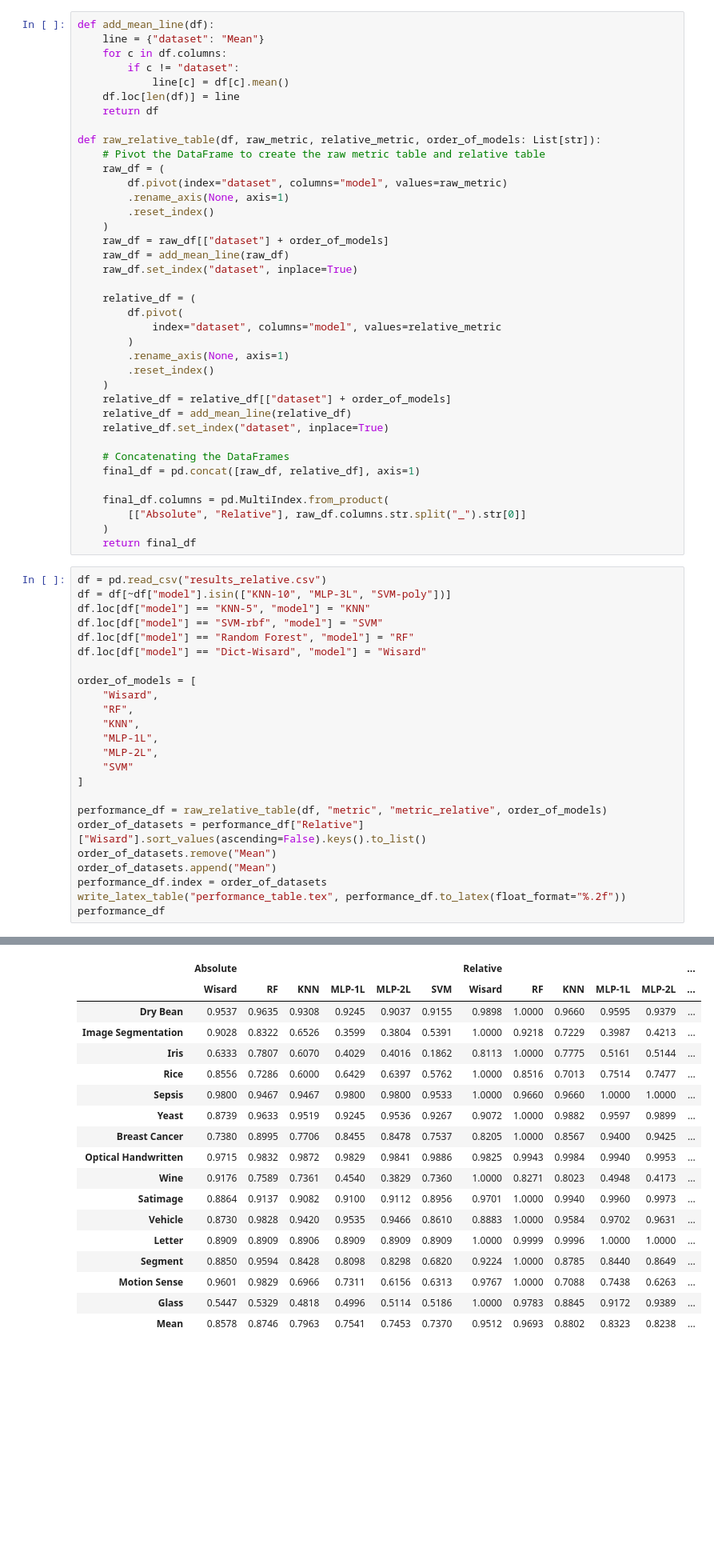
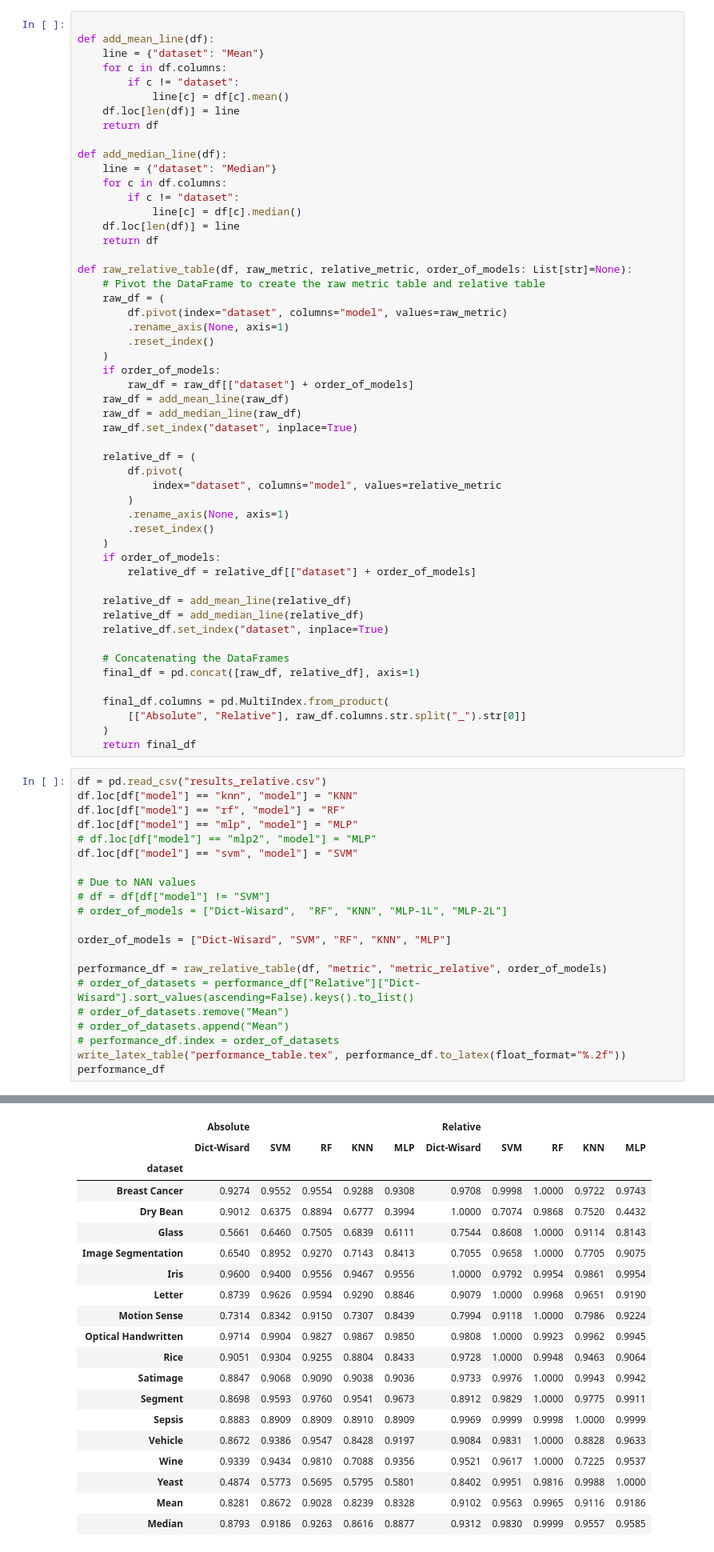
Before and after one commit to otavioon/wisardlib, a Jupyter notebook: analysis/analyse_results.ipynb, the cells around one changed output, grey strips where cells are left out. Shown at 80% size. Drawn from its saved outputs; the diff is of its cells as text; blank space fills up the shorter version.

```diff
--- a/analysis/analyse_results.ipynb
+++ b/analysis/analyse_results.ipynb
@@ -445,6 +434,7 @@ relative_results_df.sample(n=3)
 
 ### Size and performance
 # %%
+
 def add_mean_line(df):
     line = {"dataset": "Mean"}
     for c in df.columns:
@@ -453,15 +443,25 @@ def add_mean_line(df):
     df.loc[len(df)] = line
     return df
 
-def raw_relative_table(df, raw_metric, relative_metric, order_of_models: List[str]):
+def add_median_line(df):
+    line = {"dataset": "Median"}
+    for c in df.columns:
+        if c != "dataset":
+            line[c] = df[c].median()
+    df.loc[len(df)] = line
+    return df
+
+def raw_relative_table(df, raw_metric, relative_metric, order_of_models: List[str]=None):
     # Pivot the DataFrame to create the raw metric table and relative table
     raw_df = (
         df.pivot(index="dataset", columns="model", values=raw_metric)
         .rename_axis(None, axis=1)
         .reset_index()
     )
-    raw_df = raw_df[["dataset"] + order_of_models]
+    if order_of_models:
+        raw_df = raw_df[["dataset"] + order_of_models]
     raw_df = add_mean_line(raw_df)
+    raw_df = add_median_line(raw_df)
     raw_df.set_index("dataset", inplace=True)
 
     relative_df = (
@@ -471,8 +471,11 @@ def raw_relative_table(df, raw_metric, relative_metric, order_of_models: List[st
         .rename_axis(None, axis=1)
         .reset_index()
     )
-    relative_df = relative_df[["dataset"] + order_of_models]
+    if order_of_models:
+        relative_df = relative_df[["dataset"] + order_of_models]
+
     relative_df = add_mean_line(relative_df)
+    relative_df = add_median_line(relative_df)
     relative_df.set_index("dataset", inplace=True)
 
     # Concatenating the DataFrames
@@ -484,48 +487,47 @@ def raw_relative_table(df, raw_metric, relative_metric, order_of_models: List[st
     return final_df
 # %%
 df = pd.read_csv("results_relative.csv")
-df = df[~df["model"].isin(["KNN-10", "MLP-3L", "SVM-poly"])]
-df.loc[df["model"] == "KNN-5", "model"] = "KNN"
-df.loc[df["model"] == "SVM-rbf", "model"] = "SVM"
-df.loc[df["model"] == "Random Forest", "model"] = "RF"
-df.loc[df["model"] == "Dict-Wisard", "model"] = "Wisard"
+df.loc[df["model"] == "knn", "model"] = "KNN"
+df.loc[df["model"] == "rf", "model"] = "RF"
+df.loc[df["model"] == "mlp", "model"] = "MLP"
+# df.loc[df["model"] == "mlp2", "model"] = "MLP"
+df.loc[df["model"] == "svm", "model"] = "SVM"
 
-order_of_models = [
-    "Wisard",
-    "RF",
-    "KNN",
-    "MLP-1L",
-    "MLP-2L",
-    "SVM"
-]
+# Due to NAN values
+# df = df[df["model"] != "SVM"]
+# order_of_models = ["Dict-Wisard",  "RF", "KNN", "MLP-1L", "MLP-2L"]
+
+order_of_models = ["Dict-Wisard", "SVM", "RF", "KNN", "MLP"]
 
 performance_df = raw_relative_table(df, "metric", "metric_relative", order_of_models)
-order_of_datasets = performance_df["Relative"]["Wisard"].sort_values(ascending=False).keys().to_list()
-order_of_datasets.remove("Mean")
-order_of_datasets.append("Mean")
-performance_df.index = order_of_datasets
+# order_of_datasets = performance_df["Relative"]["Dict-Wisard"].sort_values(ascending=False).keys().to_list()
+# order_of_datasets.remove("Mean")
+# order_of_datasets.append("Mean")
+# performance_df.index = order_of_datasets
 write_latex_table("performance_table.tex", performance_df.to_latex(float_format="%.2f"))
 performance_df
 # %% [output]
 Table written to: tables/performance_table.tex
-|  | Absolute |  |  |  |  |  | Relative |  |  |  |  | ... |
-|  | Wisard | RF | KNN | MLP-1L | MLP-2L | SVM | Wisard | RF | KNN | MLP-1L | MLP-2L | ... |
-| Dry Bean | 0.9537 | 0.9635 | 0.9308 | 0.9245 | 0.9037 | 0.9155 | 0.9898 | 1.0000 | 0.9660 | 0.9595 | 0.9379 | ... |
-| Image Segmentation | 0.9028 | 0.8322 | 0.6526 | 0.3599 | 0.3804 | 0.5391 | 1.0000 | 0.9218 | 0.7229 | 0.3987 | 0.4213 | ... |
-| Iris | 0.6333 | 0.7807 | 0.6070 | 0.4029 | 0.4016 | 0.1862 | 0.8113 | 1.0000 | 0.7775 | 0.5161 | 0.5144 | ... |
-| Rice | 0.8556 | 0.7286 | 0.6000 | 0.6429 | 0.6397 | 0.5762 | 1.0000 | 0.8516 | 0.7013 | 0.7514 | 0.7477 | ... |
-| Sepsis | 0.9800 | 0.9467 | 0.9467 | 0.9800 | 0.9800 | 0.9533 | 1.0000 | 0.9660 | 0.9660 | 1.0000 | 1.0000 | ... |
-| Yeast | 0.8739 | 0.9633 | 0.9519 | 0.9245 | 0.9536 | 0.9267 | 0.9072 | 1.0000 | 0.9882 | 0.9597 | 0.9899 | ... |
-| Breast Cancer | 0.7380 | 0.8995 | 0.7706 | 0.8455 | 0.8478 | 0.7537 | 0.8205 | 1.0000 | 0.8567 | 0.9400 | 0.9425 | ... |
-| Optical Handwritten | 0.9715 | 0.9832 | 0.9872 | 0.9829 | 0.9841 | 0.9886 | 0.9825 | 0.9943 | 0.9984 | 0.9940 | 0.9953 | ... |
-| Wine | 0.9176 | 0.7589 | 0.7361 | 0.4540 | 0.3829 | 0.7360 | 1.0000 | 0.8271 | 0.8023 | 0.4948 | 0.4173 | ... |
-| Satimage | 0.8864 | 0.9137 | 0.9082 | 0.9100 | 0.9112 | 0.8956 | 0.9701 | 1.0000 | 0.9940 | 0.9960 | 0.9973 | ... |
-| Vehicle | 0.8730 | 0.9828 | 0.9420 | 0.9535 | 0.9466 | 0.8610 | 0.8883 | 1.0000 | 0.9584 | 0.9702 | 0.9631 | ... |
-| Letter | 0.8909 | 0.8909 | 0.8906 | 0.8909 | 0.8909 | 0.8909 | 1.0000 | 0.9999 | 0.9996 | 1.0000 | 1.0000 | ... |
-| Segment | 0.8850 | 0.9594 | 0.8428 | 0.8098 | 0.8298 | 0.6820 | 0.9224 | 1.0000 | 0.8785 | 0.8440 | 0.8649 | ... |
-| Motion Sense | 0.9601 | 0.9829 | 0.6966 | 0.7311 | 0.6156 | 0.6313 | 0.9767 | 1.0000 | 0.7088 | 0.7438 | 0.6263 | ... |
-| Glass | 0.5447 | 0.5329 | 0.4818 | 0.4996 | 0.5114 | 0.5186 | 1.0000 | 0.9783 | 0.8845 | 0.9172 | 0.9389 | ... |
-| Mean | 0.8578 | 0.8746 | 0.7963 | 0.7541 | 0.7453 | 0.7370 | 0.9512 | 0.9693 | 0.8802 | 0.8323 | 0.8238 | ... |
+|  | Absolute |  |  |  |  | Relative |  |  |  |  |
+|  | Dict-Wisard | SVM | RF | KNN | MLP | Dict-Wisard | SVM | RF | KNN | MLP |
+| dataset |  |  |  |  |  |  |  |  |  |  |
+| Breast Cancer | 0.9274 | 0.9552 | 0.9554 | 0.9288 | 0.9308 | 0.9708 | 0.9998 | 1.0000 | 0.9722 | 0.9743 |
+| Dry Bean | 0.9012 | 0.6375 | 0.8894 | 0.6777 | 0.3994 | 1.0000 | 0.7074 | 0.9868 | 0.7520 | 0.4432 |
+| Glass | 0.5661 | 0.6460 | 0.7505 | 0.6839 | 0.6111 | 0.7544 | 0.8608 | 1.0000 | 0.9114 | 0.8143 |
+| Image Segmentation | 0.6540 | 0.8952 | 0.9270 | 0.7143 | 0.8413 | 0.7055 | 0.9658 | 1.0000 | 0.7705 | 0.9075 |
+| Iris | 0.9600 | 0.9400 | 0.9556 | 0.9467 | 0.9556 | 1.0000 | 0.9792 | 0.9954 | 0.9861 | 0.9954 |
+| Letter | 0.8739 | 0.9626 | 0.9594 | 0.9290 | 0.8846 | 0.9079 | 1.0000 | 0.9968 | 0.9651 | 0.9190 |
+| Motion Sense | 0.7314 | 0.8342 | 0.9150 | 0.7307 | 0.8439 | 0.7994 | 0.9118 | 1.0000 | 0.7986 | 0.9224 |
+| Optical Handwritten | 0.9714 | 0.9904 | 0.9827 | 0.9867 | 0.9850 | 0.9808 | 1.0000 | 0.9923 | 0.9962 | 0.9945 |
+| Rice | 0.9051 | 0.9304 | 0.9255 | 0.8804 | 0.8433 | 0.9728 | 1.0000 | 0.9948 | 0.9463 | 0.9064 |
+| Satimage | 0.8847 | 0.9068 | 0.9090 | 0.9038 | 0.9036 | 0.9733 | 0.9976 | 1.0000 | 0.9943 | 0.9942 |
+| Segment | 0.8698 | 0.9593 | 0.9760 | 0.9541 | 0.9673 | 0.8912 | 0.9829 | 1.0000 | 0.9775 | 0.9911 |
+| Sepsis | 0.8883 | 0.8909 | 0.8909 | 0.8910 | 0.8909 | 0.9969 | 0.9999 | 0.9998 | 1.0000 | 0.9999 |
+| Vehicle | 0.8672 | 0.9386 | 0.9547 | 0.8428 | 0.9197 | 0.9084 | 0.9831 | 1.0000 | 0.8828 | 0.9633 |
+| Wine | 0.9339 | 0.9434 | 0.9810 | 0.7088 | 0.9356 | 0.9521 | 0.9617 | 1.0000 | 0.7225 | 0.9537 |
+| Yeast | 0.4874 | 0.5773 | 0.5695 | 0.5795 | 0.5801 | 0.8402 | 0.9951 | 0.9816 | 0.9988 | 1.0000 |
+| Mean | 0.8281 | 0.8672 | 0.9028 | 0.8239 | 0.8328 | 0.9102 | 0.9563 | 0.9965 | 0.9116 | 0.9186 |
+| Median | 0.8793 | 0.9186 | 0.9263 | 0.8616 | 0.8877 | 0.9312 | 0.9830 | 0.9999 | 0.9557 | 0.9585 |
 # %%
 size_df = raw_relative_table(df, "model_size", "model_size_relative", order_of_models)
 size_df["Absolute"] = size_df["Absolute"] / 1024
```
Also changed, not shown: parts of 45 cells of this notebook, 1 other file.
